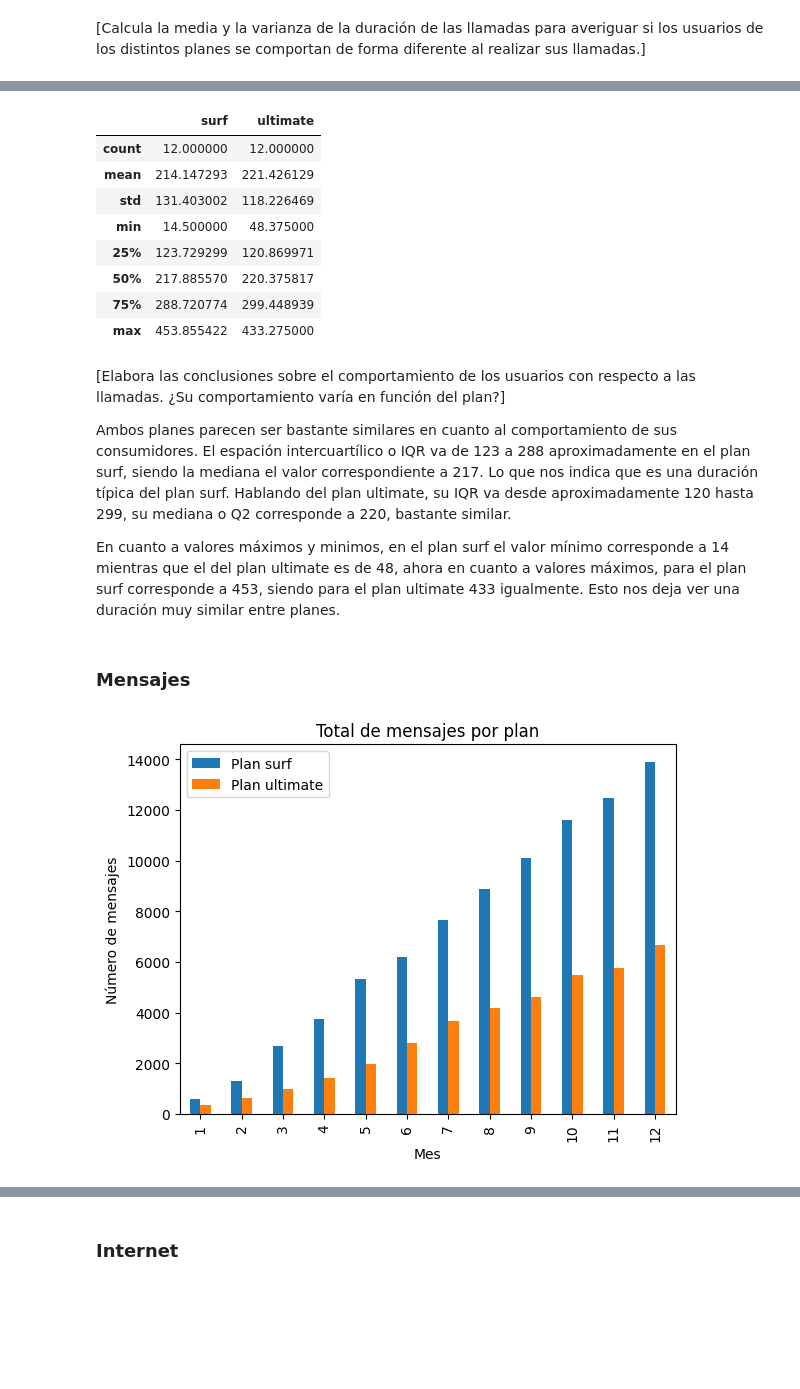
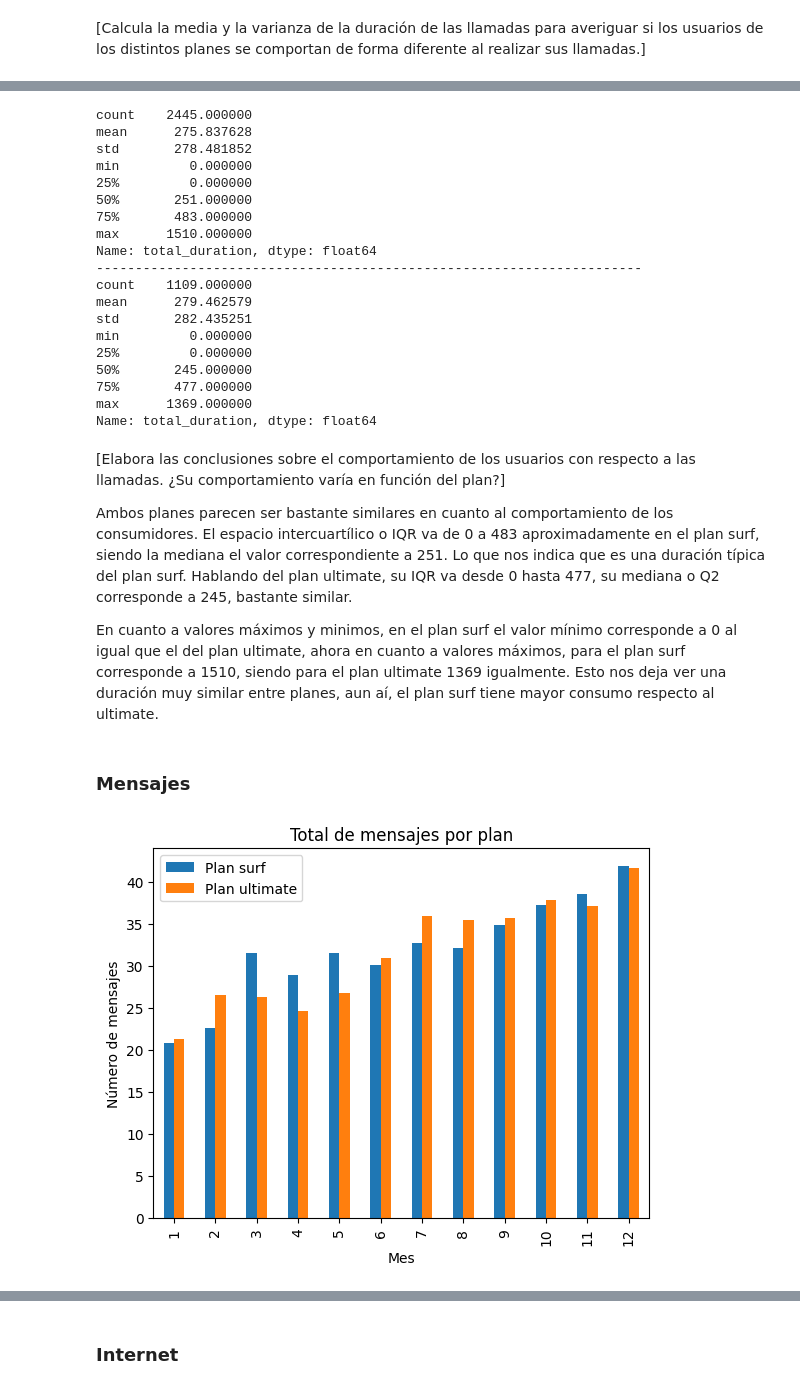
Before and after one commit to DiffelVIA/Sprint_5, a Jupyter notebook: sprint_5.ipynb, the cells around one changed output, grey strips where cells are left out. Cells and saved outputs as stored; diff of their text form; code cells hidden in the pictures; blank space fills up the shorter version.

Commit message:
Corrección del análisis de comportamiento por plan

```diff
--- a/sprint_5.ipynb
+++ b/sprint_5.ipynb
@@ -470,40 +480,55 @@ sns.boxplot(data=boxplot, width=0.5)
 # %%
-boxplot.describe()
+surf_duration = total_info[total_info['tariff']=='surf']
+ultimate_duration = total_info[total_info['tariff']=='ultimate']
+
+print(surf_duration['total_duration'].describe())
+print('-'*70)
+print(ultimate_duration['total_duration'].describe())
 # %% [output]
-|  | surf | ultimate |
-| count | 12.000000 | 12.000000 |
-| mean | 214.147293 | 221.426129 |
-| std | 131.403002 | 118.226469 |
-| min | 14.500000 | 48.375000 |
-| 25% | 123.729299 | 120.869971 |
-| 50% | 217.885570 | 220.375817 |
-| 75% | 288.720774 | 299.448939 |
-| max | 453.855422 | 433.275000 |
+count    2445.000000
+mean      275.837628
+std       278.481852
+min         0.000000
+25%         0.000000
+50%       251.000000
+75%       483.000000
+max      1510.000000
+Name: total_duration, dtype: float64
+----------------------------------------------------------------------
+count    1109.000000
+mean      279.462579
+std       282.435251
+min         0.000000
+25%         0.000000
+50%       245.000000
+75%       477.000000
+max      1369.000000
+Name: total_duration, dtype: float64
 # %% [markdown]
 [Elabora las conclusiones sobre el comportamiento de los usuarios con respecto a las llamadas. ¿Su comportamiento varía en función del plan?]
 
 
-Ambos planes parecen ser bastante similares en cuanto al comportamiento de sus consumidores. El espación intercuartílico o IQR va de 123 a 288 aproximadamente en el plan surf, siendo la mediana el valor correspondiente a 217. Lo que nos indica que es una duración típica del plan surf.
-Hablando del plan ultimate, su IQR va desde aproximadamente 120 hasta 299, su mediana o Q2 corresponde a 220, bastante similar.
+Ambos planes parecen ser bastante similares en cuanto al comportamiento de los consumidores. El espacio intercuartílico o IQR va de 0 a 483 aproximadamente en el plan surf, siendo la mediana el valor correspondiente a 251. Lo que nos indica que es una duración típica del plan surf.
+Hablando del plan ultimate, su IQR va desde 0 hasta 477, su mediana o Q2 corresponde a 245, bastante similar.
 
-En cuanto a valores máximos y minimos, en el plan surf el valor mínimo corresponde a 14 mientras que el del plan ultimate es de 48, ahora en cuanto a valores máximos, para el plan surf corresponde a 453, siendo para el plan ultimate 433 igualmente.
-Esto nos deja ver una duración muy similar entre planes.
+En cuanto a valores máximos y minimos, en el plan surf el valor mínimo corresponde a 0 al igual que el del plan ultimate, ahora en cuanto a valores máximos, para el plan surf corresponde a 1510, siendo para el plan ultimate 1369 igualmente.
+Esto nos deja ver una duración muy similar entre planes, aun aí, el plan surf tiene mayor consumo respecto al ultimate.
 # %% [markdown]
 ### Mensajes
 # %%
 # Comprara el número de mensajes que tienden a enviar cada mes los usuarios de cada plan
-sms_surf = total_info[total_info['tariff']=='surf'].groupby('month')['total_messages'].sum().reset_index()
-sms_ultimate = total_info[total_info['tariff']=='ultimate'].groupby('month')['total_messages'].sum().reset_index()
+sms_surf = total_info[total_info['tariff']=='surf'].groupby('month')['total_messages'].mean().reset_index()
+sms_ultimate = total_info[total_info['tariff']=='ultimate'].groupby('month')['total_messages'].mean().reset_index()
 
 total_messages = sms_surf.merge(sms_ultimate, on='month')
 total_messages.columns = ['month', 'surf','ultimate']
 
 total_messages.plot(kind='bar', x='month')
 plt.title('Total de mensajes por plan')
 plt.xlabel('Mes')
 plt.ylabel('Número de mensajes')
 plt.legend(['Plan surf','Plan ultimate'])
 plt.show()
 # %% [output]
-[figure, old version]
+[figure, new version]
 # %%
```
Also changed, not shown: parts of 28 cells of this notebook.
